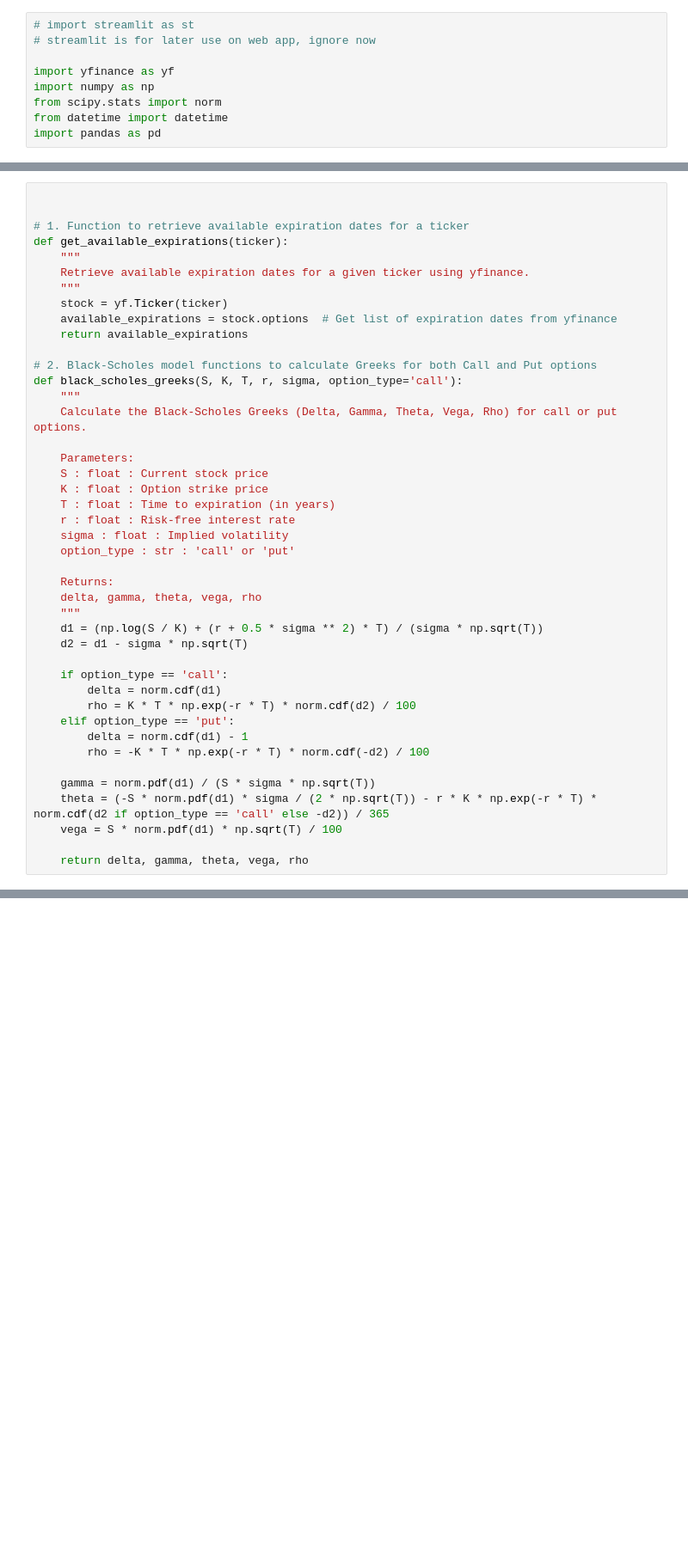
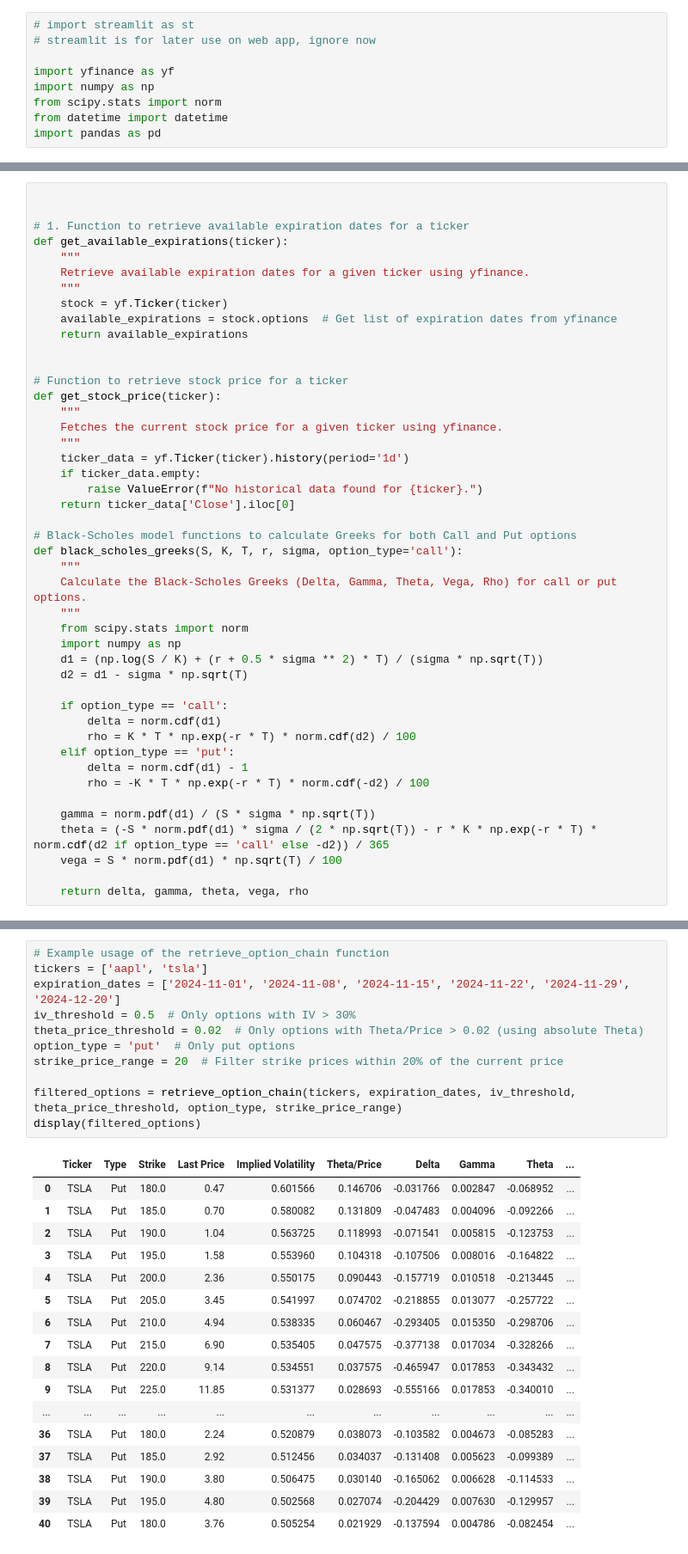
Before and after one commit to MaxiiiZ/option_strategy, a Jupyter notebook: notebook/retrieve_option_chain.ipynb, the cells around one changed output, grey strips where cells are left out. Shown: that part at 86% size. Drawn from its saved outputs; the diff is of its cells as text; blank space fills up the shorter version.

Commit message:
OptionChainRetrieve Module

```diff
--- a/notebook/retrieve_option_chain.ipynb
+++ b/notebook/retrieve_option_chain.ipynb
@@ -26,22 +26,24 @@ def get_available_expirations(ticker):
     available_expirations = stock.options  # Get list of expiration dates from yfinance
     return available_expirations
 
-# 2. Black-Scholes model functions to calculate Greeks for both Call and Put options
+
+# Function to retrieve stock price for a ticker
+def get_stock_price(ticker):
+    """
+    Fetches the current stock price for a given ticker using yfinance.
+    """
+    ticker_data = yf.Ticker(ticker).history(period='1d')
+    if ticker_data.empty:
+        raise ValueError(f"No historical data found for {ticker}.")
+    return ticker_data['Close'].iloc[0]
+
+# Black-Scholes model functions to calculate Greeks for both Call and Put options
 def black_scholes_greeks(S, K, T, r, sigma, option_type='call'):
     """
     Calculate the Black-Scholes Greeks (Delta, Gamma, Theta, Vega, Rho) for call or put options.
-
-    Parameters:
-    S : float : Current stock price
-    K : float : Option strike price
-    T : float : Time to expiration (in years)
-    r : float : Risk-free interest rate
-    sigma : float : Implied volatility
-    option_type : str : 'call' or 'put'
-
-    Returns:
-    delta, gamma, theta, vega, rho
     """
+    from scipy.stats import norm
+    import numpy as np
     d1 = (np.log(S / K) + (r + 0.5 * sigma ** 2) * T) / (sigma * np.sqrt(T))
     d2 = d1 - sigma * np.sqrt(T)
 
@@ -71 +176,30 @@ def get_stock_price(ticker):
+# %%
+# Example usage of the retrieve_option_chain function
+tickers = ['aapl', 'tsla']
+expiration_dates = ['2024-11-01', '2024-11-08', '2024-11-15', '2024-11-22', '2024-11-29', '2024-12-20']
+iv_threshold = 0.5  # Only options with IV > 30%
+theta_price_threshold = 0.02  # Only options with Theta/Price > 0.02 (using absolute Theta)
+option_type = 'put'  # Only put options
+strike_price_range = 20  # Filter strike prices within 20% of the current price
+
+filtered_options = retrieve_option_chain(tickers, expiration_dates, iv_threshold, theta_price_threshold, option_type, strike_price_range)
+display(filtered_options)
+# %% [output]
+|  | Ticker | Type | Strike | Last Price | Implied Volatility | Theta/Price | Delta | Gamma | Theta | ... |
+| 0 | TSLA | Put | 180.0 | 0.47 | 0.601566 | 0.146706 | -0.031766 | 0.002847 | -0.068952 | ... |
+| 1 | TSLA | Put | 185.0 | 0.70 | 0.580082 | 0.131809 | -0.047483 | 0.004096 | -0.092266 | ... |
+| 2 | TSLA | Put | 190.0 | 1.04 | 0.563725 | 0.118993 | -0.071541 | 0.005815 | -0.123753 | ... |
+| 3 | TSLA | Put | 195.0 | 1.58 | 0.553960 | 0.104318 | -0.107506 | 0.008016 | -0.164822 | ... |
+| 4 | TSLA | Put | 200.0 | 2.36 | 0.550175 | 0.090443 | -0.157719 | 0.010518 | -0.213445 | ... |
+| 5 | TSLA | Put | 205.0 | 3.45 | 0.541997 | 0.074702 | -0.218855 | 0.013077 | -0.257722 | ... |
+| 6 | TSLA | Put | 210.0 | 4.94 | 0.538335 | 0.060467 | -0.293405 | 0.015350 | -0.298706 | ... |
+| 7 | TSLA | Put | 215.0 | 6.90 | 0.535405 | 0.047575 | -0.377138 | 0.017034 | -0.328266 | ... |
+| 8 | TSLA | Put | 220.0 | 9.14 | 0.534551 | 0.037575 | -0.465947 | 0.017853 | -0.343432 | ... |
+| 9 | TSLA | Put | 225.0 | 11.85 | 0.531377 | 0.028693 | -0.555166 | 0.017853 | -0.340010 | ... |
+| ... | ... | ... | ... | ... | ... | ... | ... | ... | ... | ... |
+| 36 | TSLA | Put | 180.0 | 2.24 | 0.520879 | 0.038073 | -0.103582 | 0.004673 | -0.085283 | ... |
+| 37 | TSLA | Put | 185.0 | 2.92 | 0.512456 | 0.034037 | -0.131408 | 0.005623 | -0.099389 | ... |
+| 38 | TSLA | Put | 190.0 | 3.80 | 0.506475 | 0.030140 | -0.165062 | 0.006628 | -0.114533 | ... |
+| 39 | TSLA | Put | 195.0 | 4.80 | 0.502568 | 0.027074 | -0.204429 | 0.007630 | -0.129957 | ... |
+| 40 | TSLA | Put | 180.0 | 3.76 | 0.505254 | 0.021929 | -0.137594 | 0.004786 | -0.082454 | ... |
 # %%
```
Also changed, not shown: parts of 8 cells of this notebook, 3 other files.
